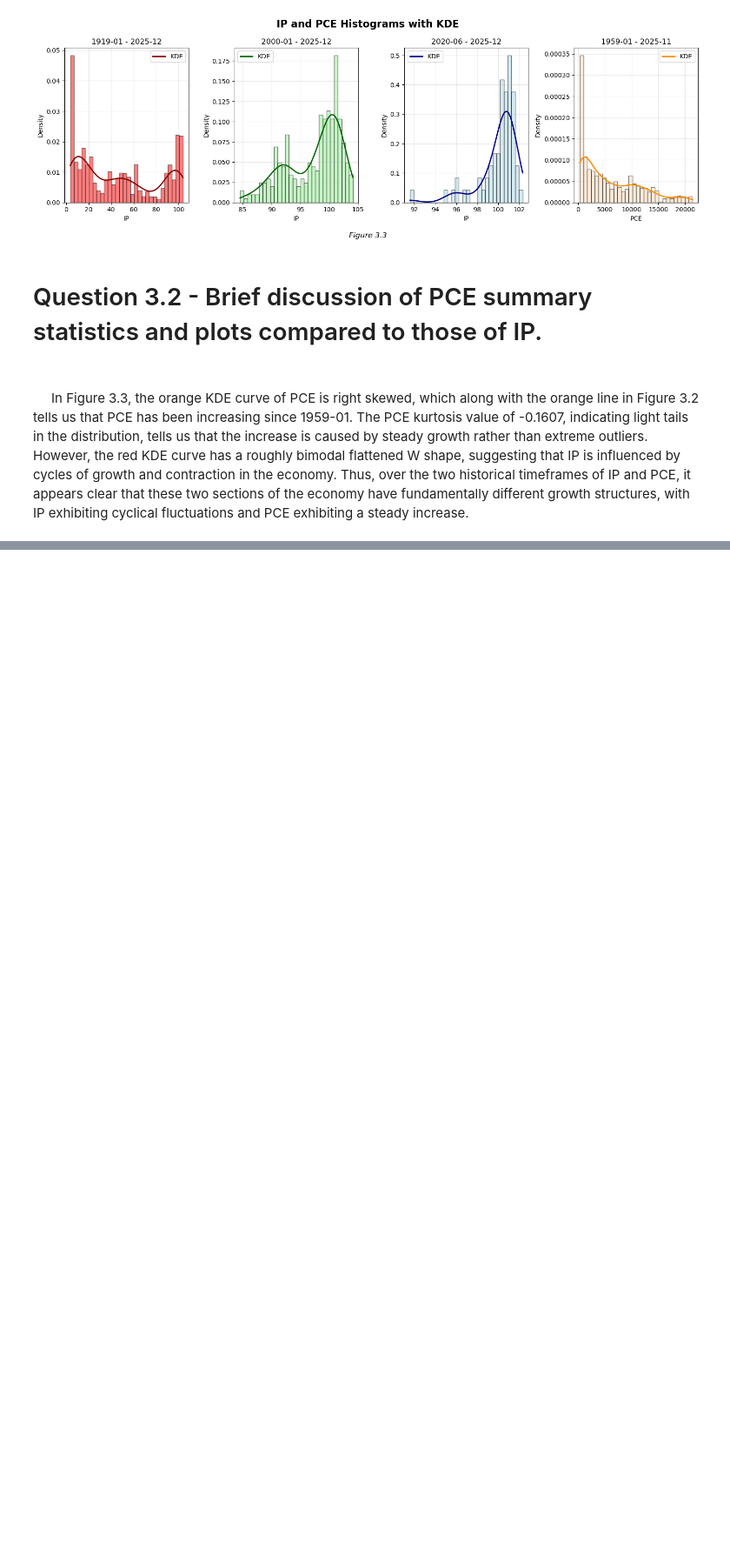
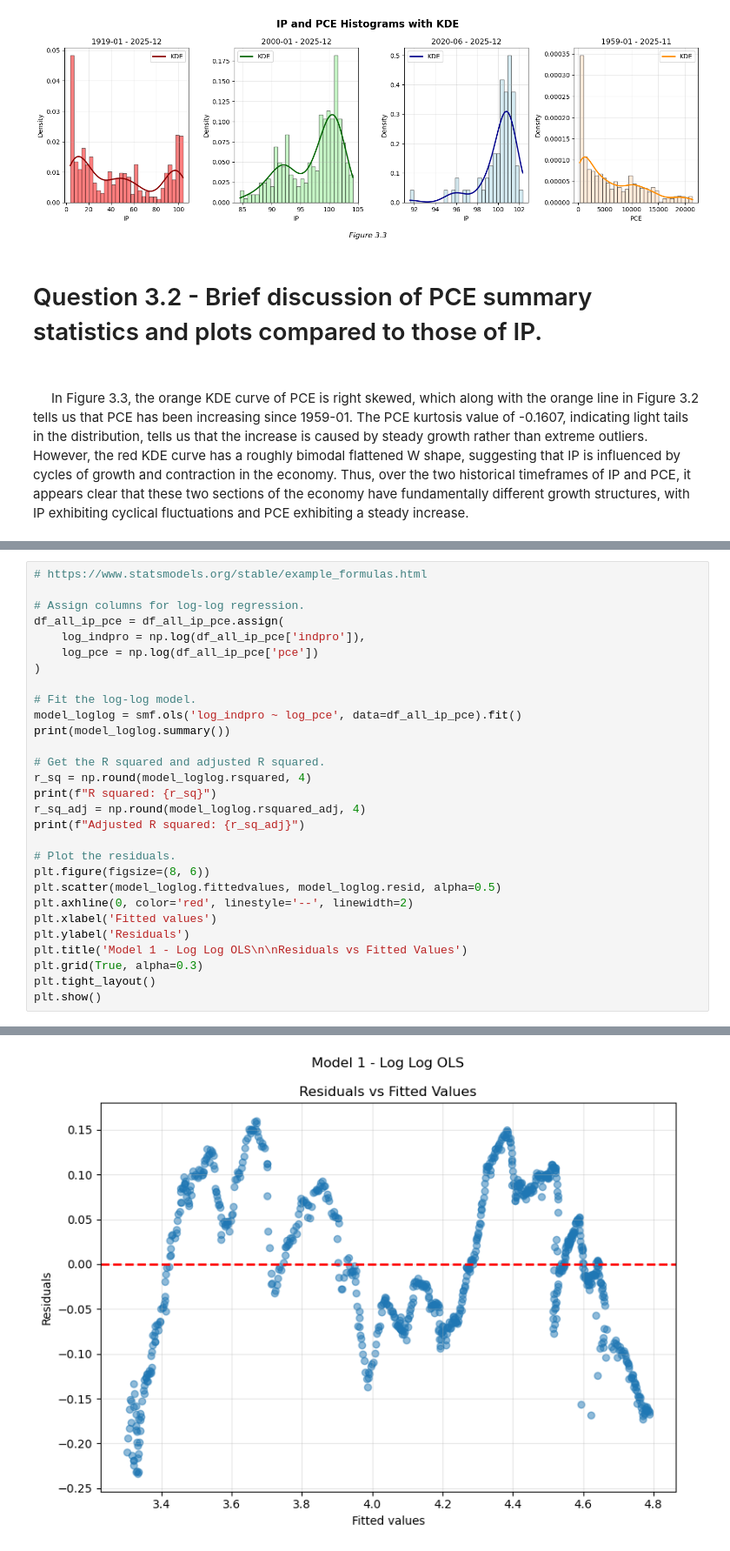
Before and after one commit to Vazquez-Michael-V/570_homework, a Jupyter notebook: assignment_1/assignment_1.ipynb, the cells around one changed output, grey strips where cells are left out. Shown at 87% size. Saved outputs shown, nothing was run; the diff lists cells and outputs as text; blank space fills up the shorter version.

```diff
--- a/assignment_1/assignment_1.ipynb
+++ b/assignment_1/assignment_1.ipynb
@@ -877,0 +964,30 @@ plt.show()
+# %%
+# https://www.statsmodels.org/stable/example_formulas.html
+
+# Assign columns for log-log regression.
+df_all_ip_pce = df_all_ip_pce.assign(
+    log_indpro = np.log(df_all_ip_pce['indpro']),
+    log_pce = np.log(df_all_ip_pce['pce'])
+)
+
+# Fit the log-log model.
+model_loglog = smf.ols('log_indpro ~ log_pce', data=df_all_ip_pce).fit()
+print(model_loglog.summary())
+
+# Get the R squared and adjusted R squared.
+r_sq = np.round(model_loglog.rsquared, 4)
+print(f"R squared: {r_sq}")
+r_sq_adj = np.round(model_loglog.rsquared_adj, 4)
+print(f"Adjusted R squared: {r_sq_adj}")
+
+# Plot the residuals.
+plt.figure(figsize=(8, 6))
+plt.scatter(model_loglog.fittedvalues, model_loglog.resid, alpha=0.5)
+plt.axhline(0, color='red', linestyle='--', linewidth=2)
+plt.xlabel('Fitted values')
+plt.ylabel('Residuals')
+plt.title('Model 1 - Log Log OLS\n\nResiduals vs Fitted Values')
+plt.grid(True, alpha=0.3)
+plt.tight_layout()
+plt.show()
+# %% [output]
@@ -877,0 +1011 @@ plt.show()
+[figure, added]
```
Also changed, not shown: parts of 14 cells of this notebook.
